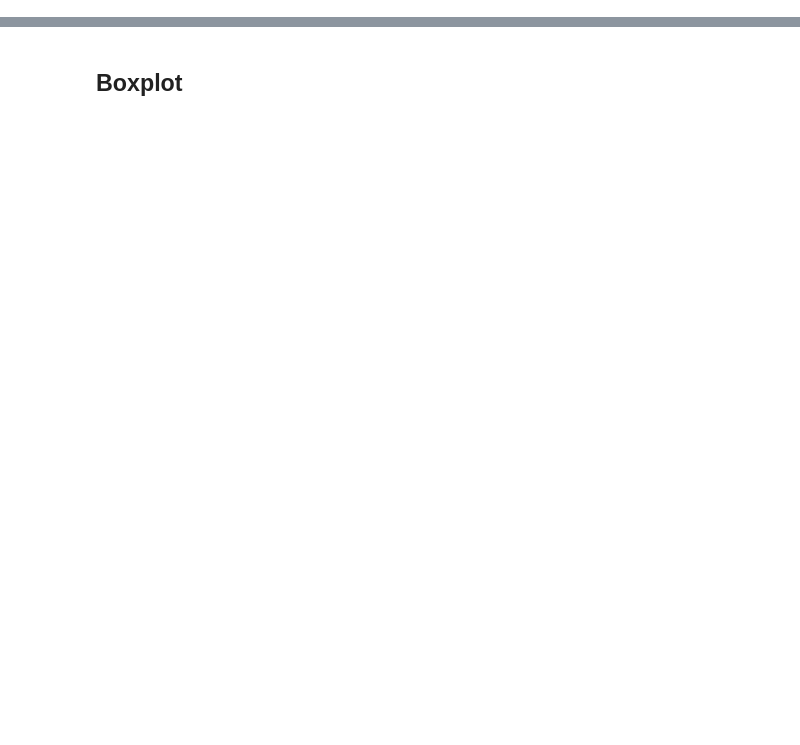
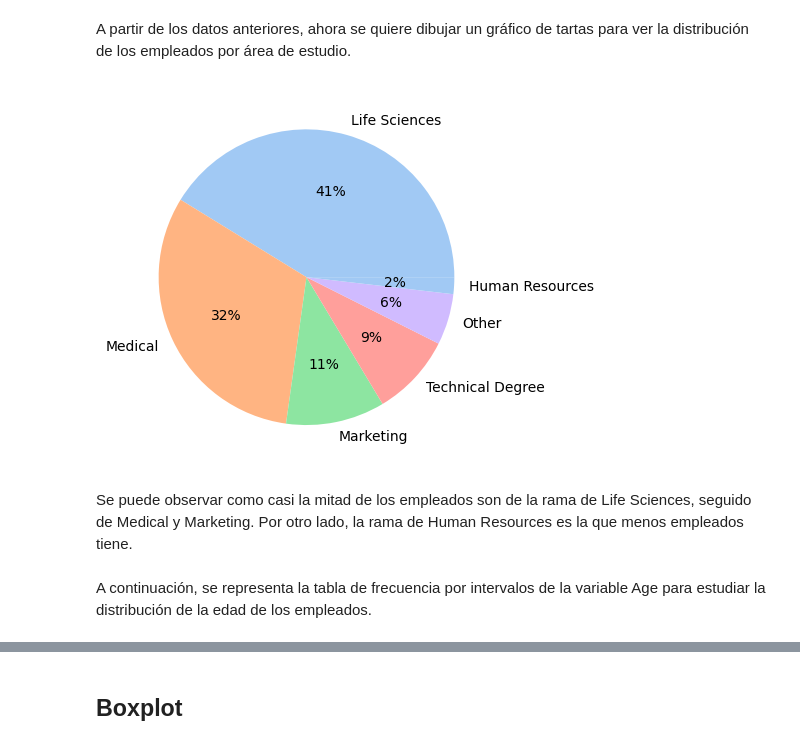
Before and after one commit to mimove/EDEM2022, a Jupyter notebook: Modulo_4-AprendizajeAutomatico/Introduccion/Ejercicios/Entregable/Entregable.ipynb, the cells around one changed output, grey strips where cells are left out. Cells and saved outputs as stored; diff of their text form; code cells hidden in the pictures; blank space fills up the shorter version.

```diff
--- a/Modulo_4-AprendizajeAutomatico/Introduccion/Ejercicios/Entregable/Entregable.ipynb
+++ b/Modulo_4-AprendizajeAutomatico/Introduccion/Ejercicios/Entregable/Entregable.ipynb
@@ -27,0 +63,18 @@ df
+# %% [markdown]
+A partir de los datos anteriores, ahora se quiere dibujar un gráfico de tartas para ver la distribución de los empleados por área de estudio.
+# %%
+# Create data with the percentage of each EducationField
+data = df['EducationField'].value_counts(normalize=True).sort_values(ascending=False)
+
+#define Seaborn color palette to use
+colors = sns.color_palette('pastel')[0:5]
+
+#create pie chart
+plt.pie(data, labels = data.index, colors = colors, autopct='%.0f%%')
+plt.show()
+# %% [output]
+[figure, added]
+# %% [markdown]
+Se puede observar como casi la mitad de los empleados son de la rama de Life Sciences, seguido de Medical y Marketing. Por otro lado, la rama de Human Resources es la que menos empleados tiene.
+# %% [markdown]
+A continuación, se representa la tabla de frecuencia por intervalos de la variable Age para estudiar la distribución de la edad de los empleados.
```
Also changed, not shown: parts of 84 cells of this notebook, 6 other files.
